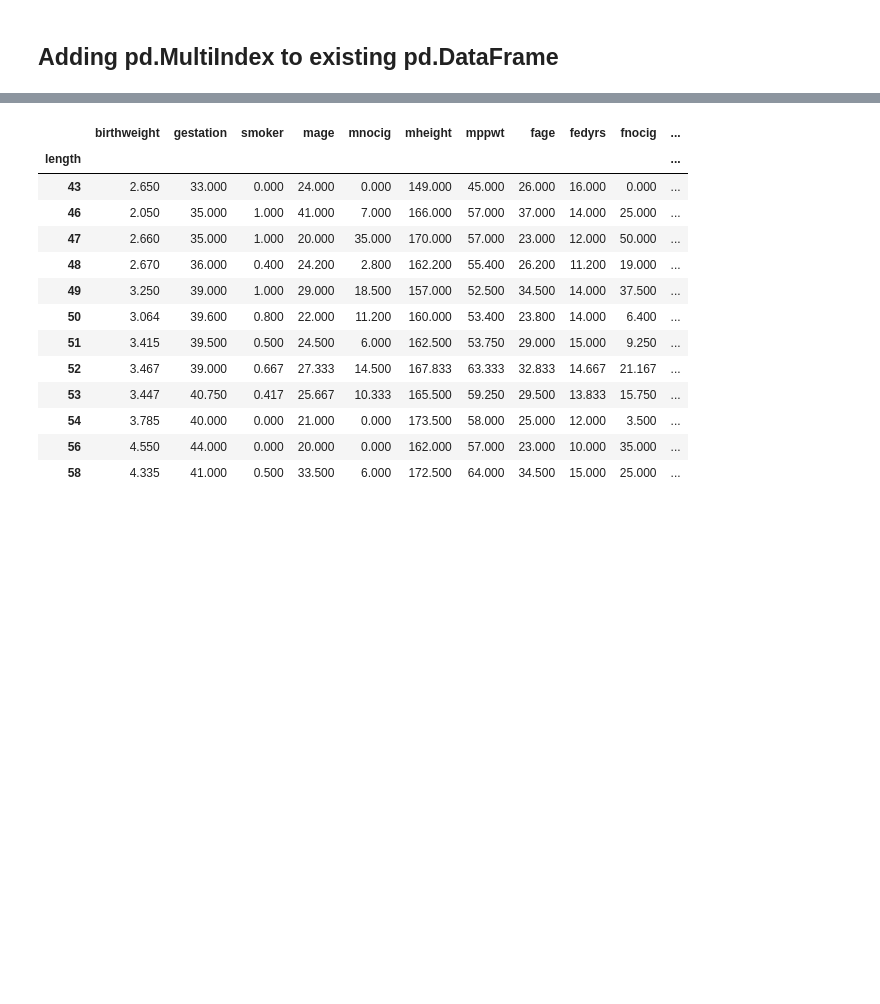
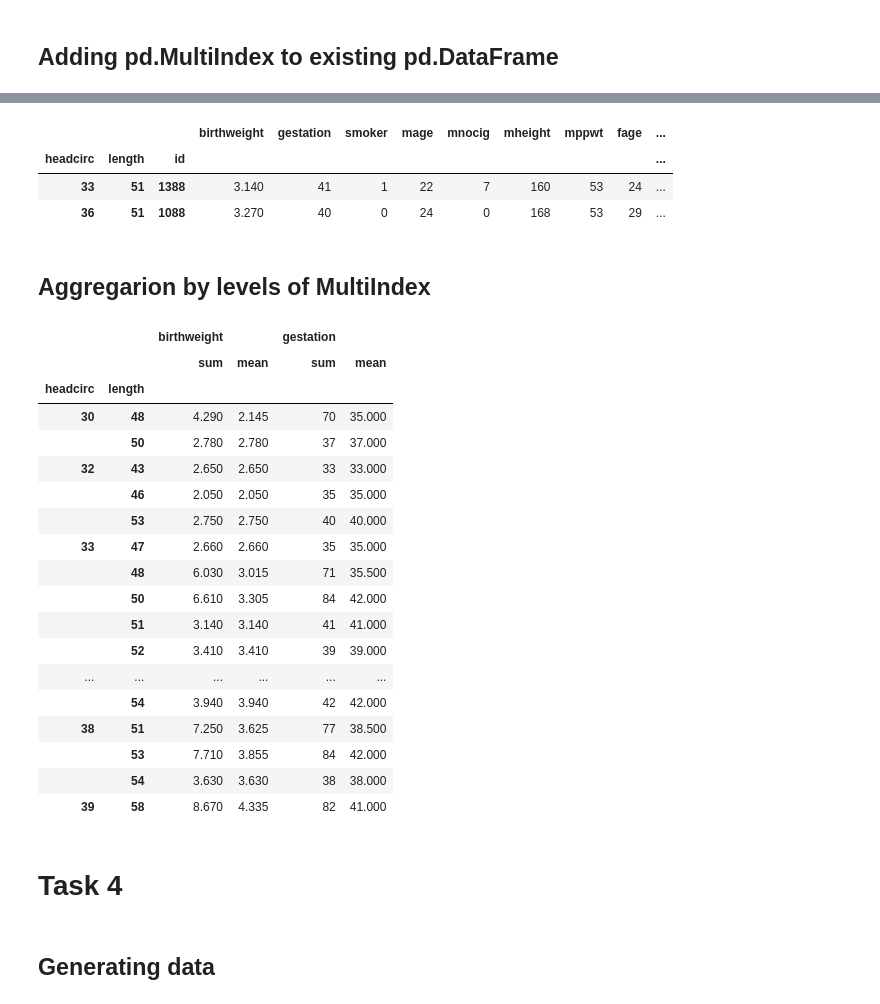
Before and after one commit to FreeLike76/KpiDataAnalysisPython, a Jupyter notebook: lab3/main3.ipynb, the cells around one changed output, grey strips where cells are left out. Cells and saved outputs as stored; diff of their text form; code cells hidden in the pictures; blank space fills up the shorter version.

```diff
--- a/lab3/main3.ipynb
+++ b/lab3/main3.ipynb
@@ -129,7 +106,10 @@ dtype: int64
 # %%
+# save current index to "id"
 df["id"] = df.index
+# reaplce index with "geadcirc" and append "length" as index, then sort
 df.set_index("headcirc", inplace=True)
 df.set_index("length", append=True, inplace=True)
+df.set_index("id", append=True, inplace=True)
 df.sort_index(inplace=True)
 df
 # %% [output]
@@ -154,17 +146,35 @@ df
+# %%
+ref51[ref51["birthweight"] < 3.3]
+# %% [output]
+|  |  |  | birthweight | gestation | smoker | mage | mnocig | mheight | mppwt | fage | ... |
+| headcirc | length | id |  |  |  |  |  |  |  |  | ... |
+| 33 | 51 | 1388 | 3.140 | 41 | 1 | 22 | 7 | 160 | 53 | 24 | ... |
+| 36 | 51 | 1088 | 3.270 | 40 | 0 | 24 | 0 | 168 | 53 | 29 | ... |
+# %% [markdown]
+## Aggregarion by levels of MultiIndex
 # %%
-# df.groupby(level="length").aggregate(np.mean)
+df.groupby(level=["headcirc", "length"])[["birthweight", "gestation"]].aggregate([sum, np.mean])
 # %% [output]
-|  | birthweight | gestation | smoker | mage | mnocig | mheight | mppwt | fage | fedyrs | fnocig | ... |
-| length |  |  |  |  |  |  |  |  |  |  | ... |
-| 43 | 2.650 | 33.000 | 0.000 | 24.000 | 0.000 | 149.000 | 45.000 | 26.000 | 16.000 | 0.000 | ... |
-| 46 | 2.050 | 35.000 | 1.000 | 41.000 | 7.000 | 166.000 | 57.000 | 37.000 | 14.000 | 25.000 | ... |
-| 47 | 2.660 | 35.000 | 1.000 | 20.000 | 35.000 | 170.000 | 57.000 | 23.000 | 12.000 | 50.000 | ... |
-| 48 | 2.670 | 36.000 | 0.400 | 24.200 | 2.800 | 162.200 | 55.400 | 26.200 | 11.200 | 19.000 | ... |
-| 49 | 3.250 | 39.000 | 1.000 | 29.000 | 18.500 | 157.000 | 52.500 | 34.500 | 14.000 | 37.500 | ... |
-| 50 | 3.064 | 39.600 | 0.800 | 22.000 | 11.200 | 160.000 | 53.400 | 23.800 | 14.000 | 6.400 | ... |
-| 51 | 3.415 | 39.500 | 0.500 | 24.500 | 6.000 | 162.500 | 53.750 | 29.000 | 15.000 | 9.250 | ... |
-| 52 | 3.467 | 39.000 | 0.667 | 27.333 | 14.500 | 167.833 | 63.333 | 32.833 | 14.667 | 21.167 | ... |
-| 53 | 3.447 | 40.750 | 0.417 | 25.667 | 10.333 | 165.500 | 59.250 | 29.500 | 13.833 | 15.750 | ... |
-| 54 | 3.785 | 40.000 | 0.000 | 21.000 | 0.000 | 173.500 | 58.000 | 25.000 | 12.000 | 3.500 | ... |
-| 56 | 4.550 | 44.000 | 0.000 | 20.000 | 0.000 | 162.000 | 57.000 | 23.000 | 10.000 | 35.000 | ... |
-| 58 | 4.335 | 41.000 | 0.500 | 33.500 | 6.000 | 172.500 | 64.000 | 34.500 | 15.000 | 25.000 | ... |
+|  |  | birthweight |  | gestation |  |
+|  |  | sum | mean | sum | mean |
+| headcirc | length |  |  |  |  |
+| 30 | 48 | 4.290 | 2.145 | 70 | 35.000 |
+|  | 50 | 2.780 | 2.780 | 37 | 37.000 |
+| 32 | 43 | 2.650 | 2.650 | 33 | 33.000 |
+|  | 46 | 2.050 | 2.050 | 35 | 35.000 |
+|  | 53 | 2.750 | 2.750 | 40 | 40.000 |
+| 33 | 47 | 2.660 | 2.660 | 35 | 35.000 |
+|  | 48 | 6.030 | 3.015 | 71 | 35.500 |
+|  | 50 | 6.610 | 3.305 | 84 | 42.000 |
+|  | 51 | 3.140 | 3.140 | 41 | 41.000 |
+|  | 52 | 3.410 | 3.410 | 39 | 39.000 |
+| ... | ... | ... | ... | ... | ... |
+|  | 54 | 3.940 | 3.940 | 42 | 42.000 |
+| 38 | 51 | 7.250 | 3.625 | 77 | 38.500 |
+|  | 53 | 7.710 | 3.855 | 84 | 42.000 |
+|  | 54 | 3.630 | 3.630 | 38 | 38.000 |
+| 39 | 58 | 8.670 | 4.335 | 82 | 41.000 |
+# %% [markdown]
+# Task 4
+# %% [markdown]
+## Generating data
```
Also changed, not shown: parts of 20 cells of this notebook.
